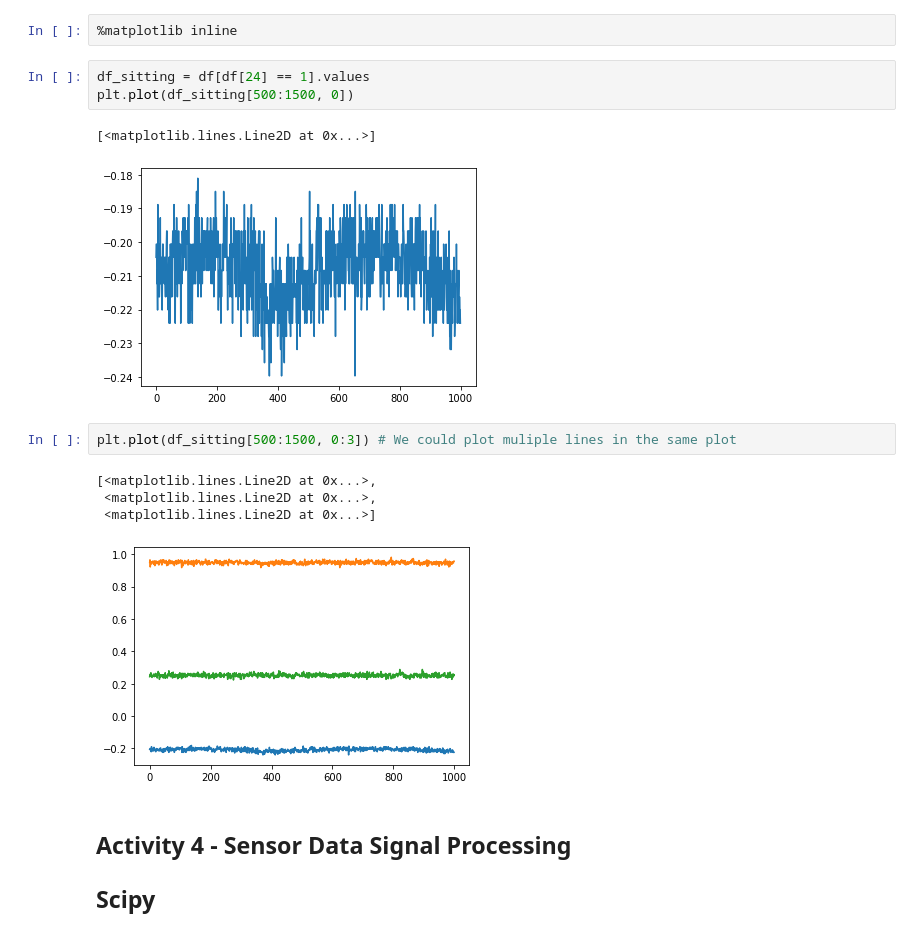
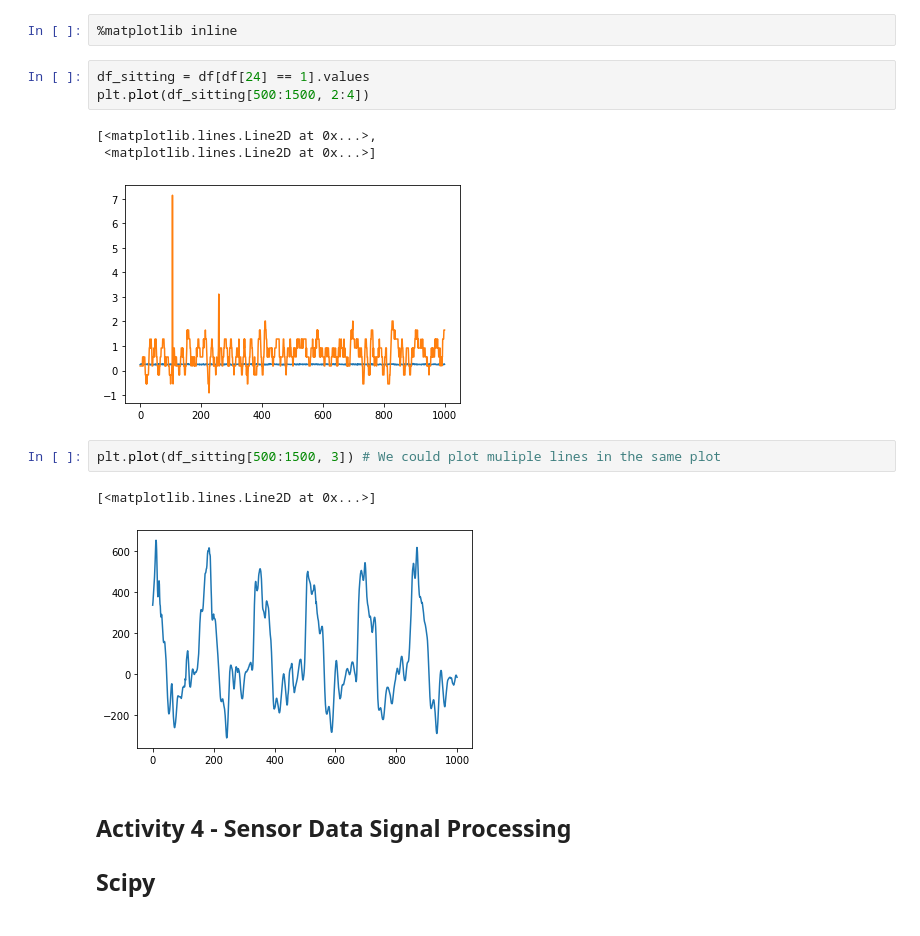
Before and after one commit to Ner0theHer0/COMP255-Data-Engineering-Assignment, a Jupyter notebook: dataset/Week4.ipynb, the cells around one changed output. Saved outputs shown, nothing was run; the diff lists cells and outputs as text.

Commit message:
Initial implementation of the data visualisation and framework for data cleaning

```diff
--- a/dataset/Week4.ipynb
+++ b/dataset/Week4.ipynb
@@ -32,17 +32,16 @@ By running this special iPython command, we will be displaying plots inline:
 %matplotlib inline
 # %%
 df_sitting = df[df[24] == 1].values
-plt.plot(df_sitting[500:1500, 0])
+plt.plot(df_sitting[500:1500, 2:4])
 # %% [output]
-[<matplotlib.lines.Line2D at 0x...>]
+[<matplotlib.lines.Line2D at 0x...>,
+ <matplotlib.lines.Line2D at 0x...>]
-[figure, old version]
+[figure, new version]
 # %%
-plt.plot(df_sitting[500:1500, 0:3]) # We could plot muliple lines in the same plot
+plt.plot(df_sitting[500:1500, 3]) # We could plot muliple lines in the same plot
 # %% [output]
-[<matplotlib.lines.Line2D at 0x...>,
- <matplotlib.lines.Line2D at 0x...>,
- <matplotlib.lines.Line2D at 0x...>]
+[<matplotlib.lines.Line2D at 0x...>]
-[figure, old version]
+[figure, new version]
 # %% [markdown]
 ## Activity 4 - Sensor Data Signal Processing
 ## Scipy
```
Also changed, not shown: 2 other files.
